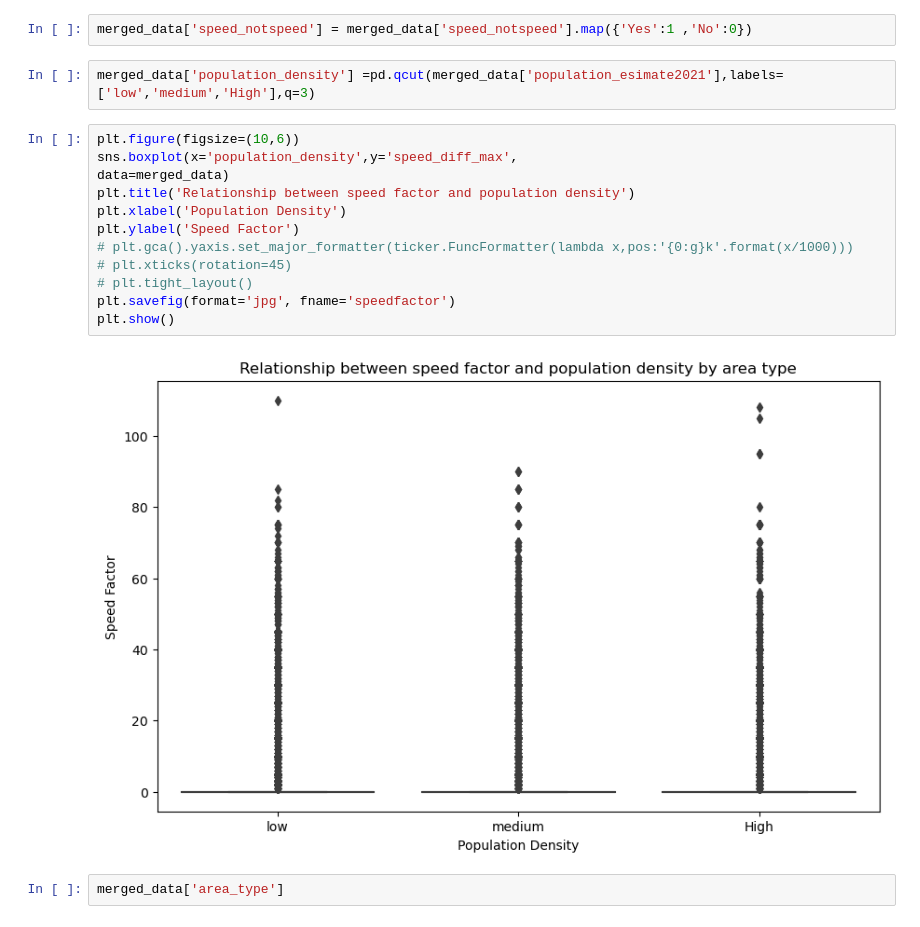
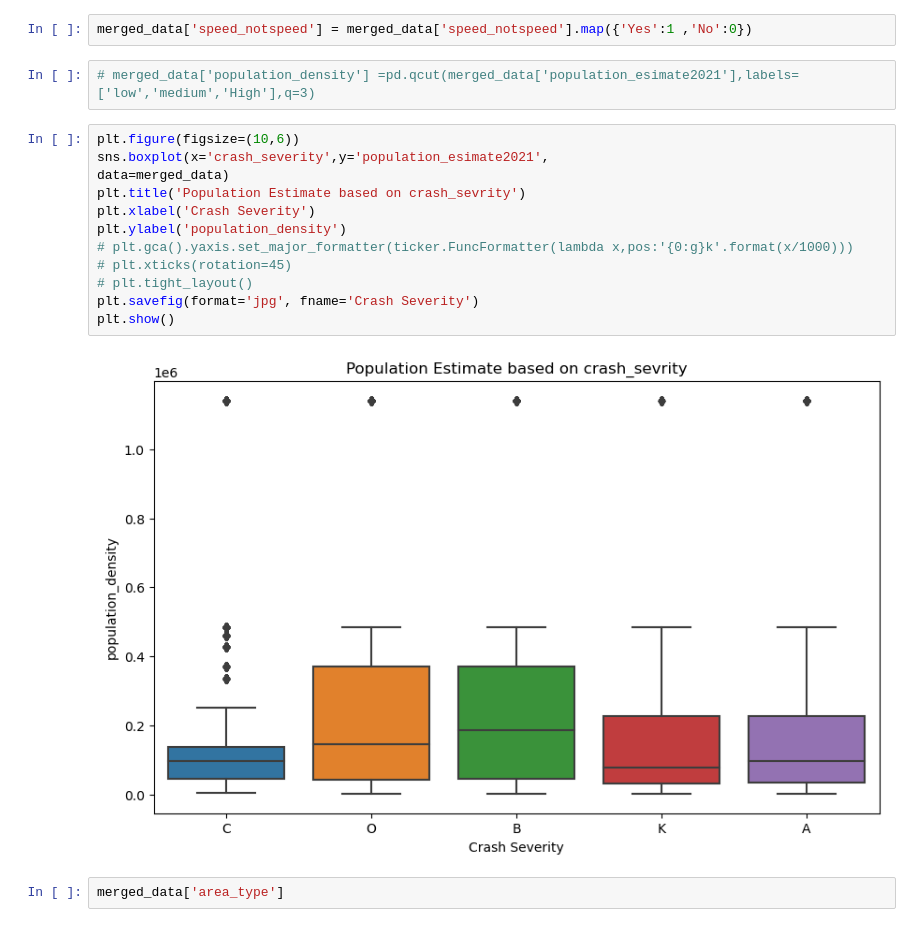
Before and after one commit to Eliab16/VDOT-crash-analysis, a Jupyter notebook: notebooks/VDOT-2.ipynb, the cells around one changed output. Saved outputs shown, nothing was run; the diff lists cells and outputs as text.

Commit message:
plot

```diff
--- a/notebooks/VDOT-2.ipynb
+++ b/notebooks/VDOT-2.ipynb
@@ -254,21 +254,21 @@ Investigate correlation between crash characteristics and demographic factor.
 # %%
 merged_data['speed_notspeed'] = merged_data['speed_notspeed'].map({'Yes':1 ,'No':0})
 # %%
-merged_data['population_density'] =pd.qcut(merged_data['population_esimate2021'],labels=['low','medium','High'],q=3)
+# merged_data['population_density'] =pd.qcut(merged_data['population_esimate2021'],labels=['low','medium','High'],q=3)
 # %%
 plt.figure(figsize=(10,6))
-sns.boxplot(x='population_density',y='speed_diff_max',
+sns.boxplot(x='crash_severity',y='population_esimate2021',
 data=merged_data)
-plt.title('Relationship between speed factor and population density')
-plt.xlabel('Population Density')
-plt.ylabel('Speed Factor')
+plt.title('Population Estimate based on crash_sevrity')
+plt.xlabel('Crash Severity')
+plt.ylabel('population_density')
 # plt.gca().yaxis.set_major_formatter(ticker.FuncFormatter(lambda x,pos:'{0:g}k'.format(x/1000)))
 # plt.xticks(rotation=45)
 # plt.tight_layout()
-plt.savefig(format='jpg', fname='speedfactor')
+plt.savefig(format='jpg', fname='Crash Severity')
 plt.show()
 # %% [output]
-[figure, old version]
+[figure, new version]
 # %%
 merged_data['area_type']
 # %% [output]
```
Also changed, not shown: parts of 1 cell of this notebook, 21 other files.
